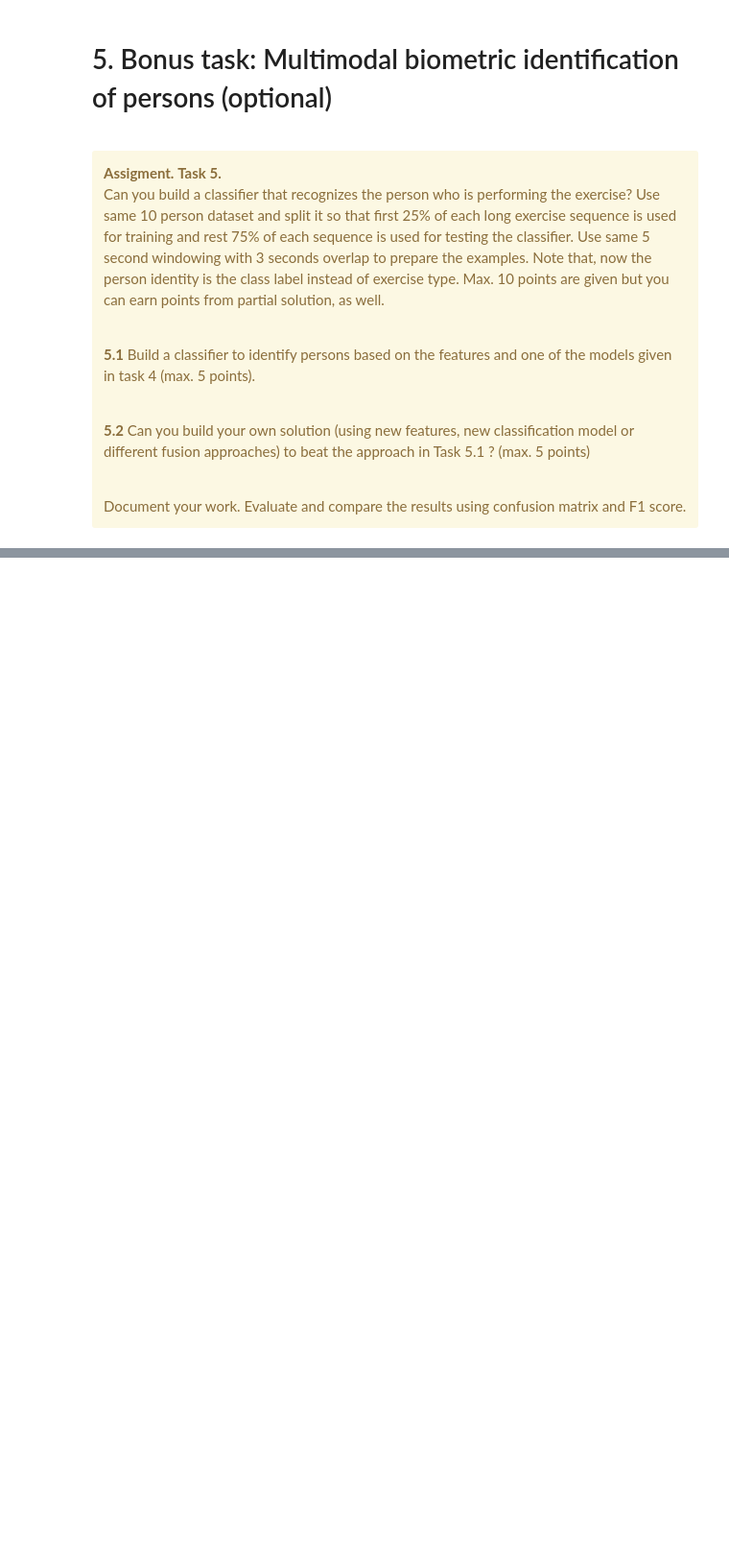
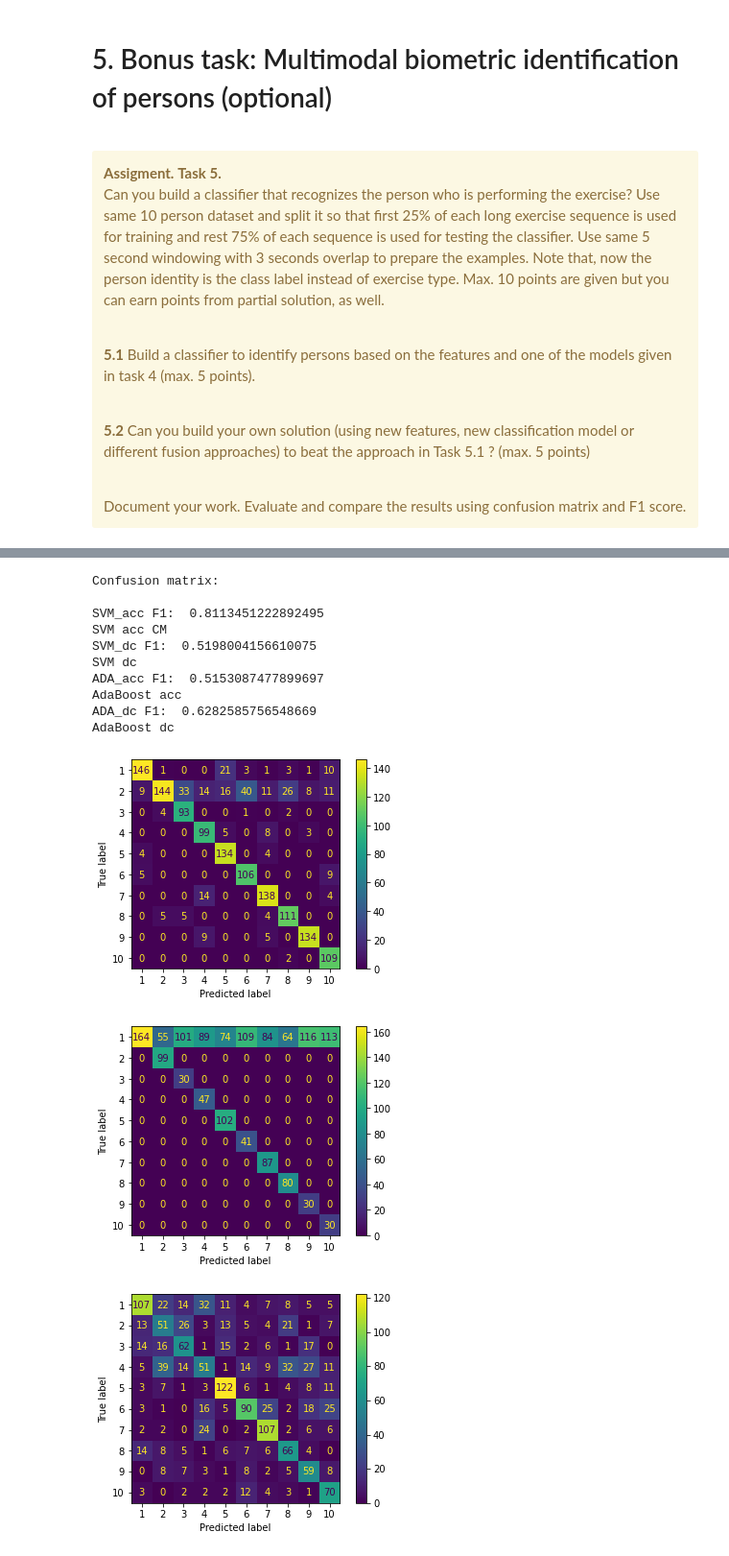
Before and after one commit to anushaihalapathirana/Multi_modal_data_fusion, a Jupyter notebook: project-work-MEx-classification.ipynb, the cells around one changed output, grey strips where cells are left out. Shown at 96% size. Saved outputs shown, nothing was run; the diff lists cells and outputs as text; code cells hidden in the pictures; blank space fills up the shorter version.

```diff
--- a/project-work-MEx-classification.ipynb
+++ b/project-work-MEx-classification.ipynb
@@ -1391,0 +1707,20 @@ train_df, test_df = train_test_split(complete_data)
+# %%
+# Train adaboost with best hyperparams
+adaBoost_best_acc = AdaBoostClassifier(random_state=0, learning_rate=ada_best_params_acc['learning_rate'], n_estimators=ada_best_params_acc['n_estimators'] )
+adaBoost_best_acc.fit(feature_training_acc, train_set['subject_id'])
+
+adaBoost_best_dc = AdaBoostClassifier(random_state=0, learning_rate=ada_best_params_dc['learning_rate'], n_estimators=ada_best_params_dc['n_estimators'] )
+adaBoost_best_dc.fit(feature_training_dc, train_set['subject_id'])
+
+
+adaBoost_pred_acc = adaBoost_best_acc.predict(feature_testing_acc)
+adaBoost_probability_acc = adaBoost_best_acc.predict_proba(feature_testing_acc)
+print('The predicted probabilities for dc data using AdaBoost are')
+print(adaBoost_probability_acc)
+
+adaBoost_pred_dc = adaBoost_best_dc.predict(feature_testing_dc)
+adaBoost_probability_dc = adaBoost_best_dc.predict_proba(feature_testing_dc)
+print('The predicted probabilities for dc data using AdaBoost are')
+print(adaBoost_probability_dc)
+
+### Your code ends here ###
@@ -1391,0 +1744,55 @@ train_df, test_df = train_test_split(complete_data)
+# %%
+# 4.3
+from sklearn import metrics
+### Your code begins here ###
+
+#confusion matrix and F1 score of individual classifiers
+class_names = ['1','2','3','4','5','6', '7','8','9','10']
+
+print("Confusion matrix: \n")
+
+def confusion_mat_individual(classifier, name):
+    print(name)
+    cm = metrics.confusion_matrix(classifier, test_set['subject_id'])
+    metrics.ConfusionMatrixDisplay(cm,display_labels=class_names).plot()
+
+
+print('SVM_acc F1: ', metrics.f1_score(svm_pred_acc, test_set['subject_id'], average='macro'))
+confusion_mat_individual(svm_pred_acc, 'SVM acc CM')
+
+
+print('SVM_dc F1: ', metrics.f1_score(svm_pred_dc,test_set['subject_id'], average='macro'))
+confusion_mat_individual(svm_pred_dc, 'SVM dc ')
+
+
+print('ADA_acc F1: ', metrics.f1_score(adaBoost_pred_acc, test_set['subject_id'], average='macro'))
+confusion_mat_individual(adaBoost_pred_acc, 'AdaBoost acc')
+
+
+print('ADA_dc F1: ', metrics.f1_score(adaBoost_pred_dc, test_set['subject_id'], average='macro'))
+confusion_mat_individual(adaBoost_pred_dc, 'AdaBoost dc')
+
+
+# classifier combinations
+svm_acc_svm_dc = np.array((svm_probability_acc, svm_probability_dc))
+ada_acc_ada_dc = np.array((adaBoost_probability_acc, adaBoost_probability_dc))
+svm_acc_ada_dc = np.array((svm_probability_acc, adaBoost_probability_dc))
+ada_acc_svm_dc = np.array((adaBoost_probability_acc, svm_probability_dc))
+
+
+
+### Your code ends here ###
+# %% [output]
+Confusion matrix:
+
+SVM_acc F1:  0.8113451222892495
+SVM acc CM
+SVM_dc F1:  0.5198004156610075
+SVM dc
+ADA_acc F1:  0.5153087477899697
+AdaBoost acc
+ADA_dc F1:  0.6282585756548669
+AdaBoost dc
+[figure, added]
+[figure, added]
+[figure, added]
```
Also changed, not shown: parts of 36 cells of this notebook.
